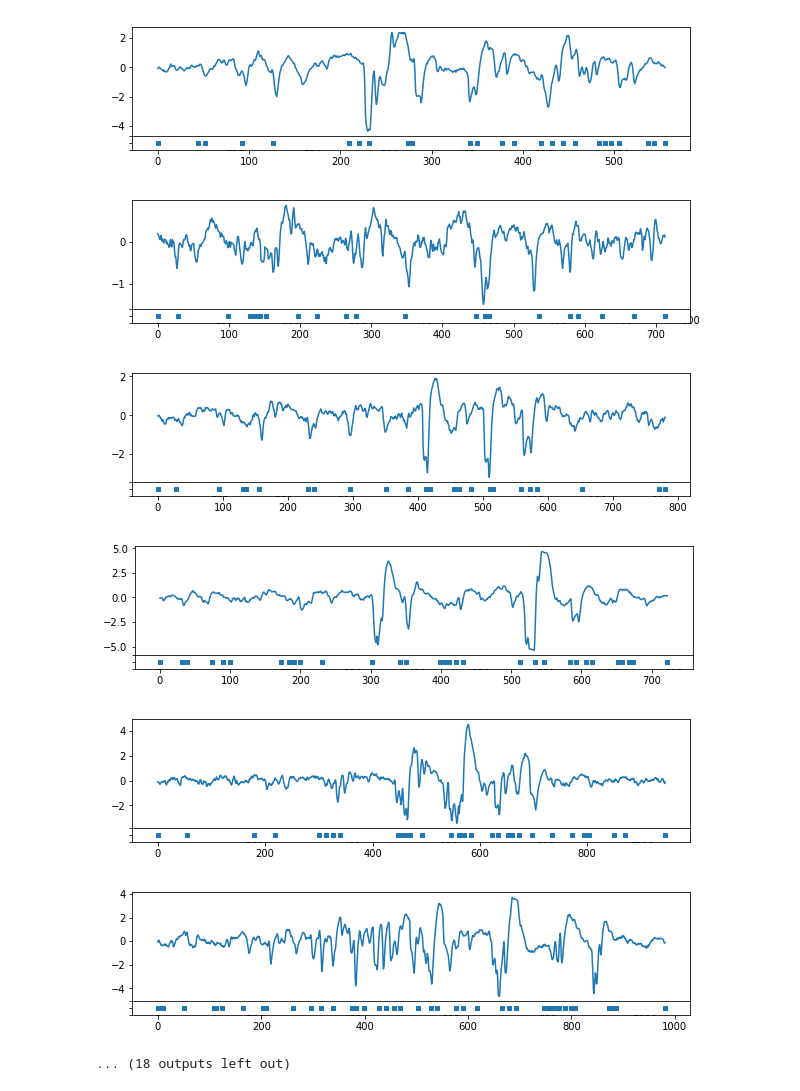
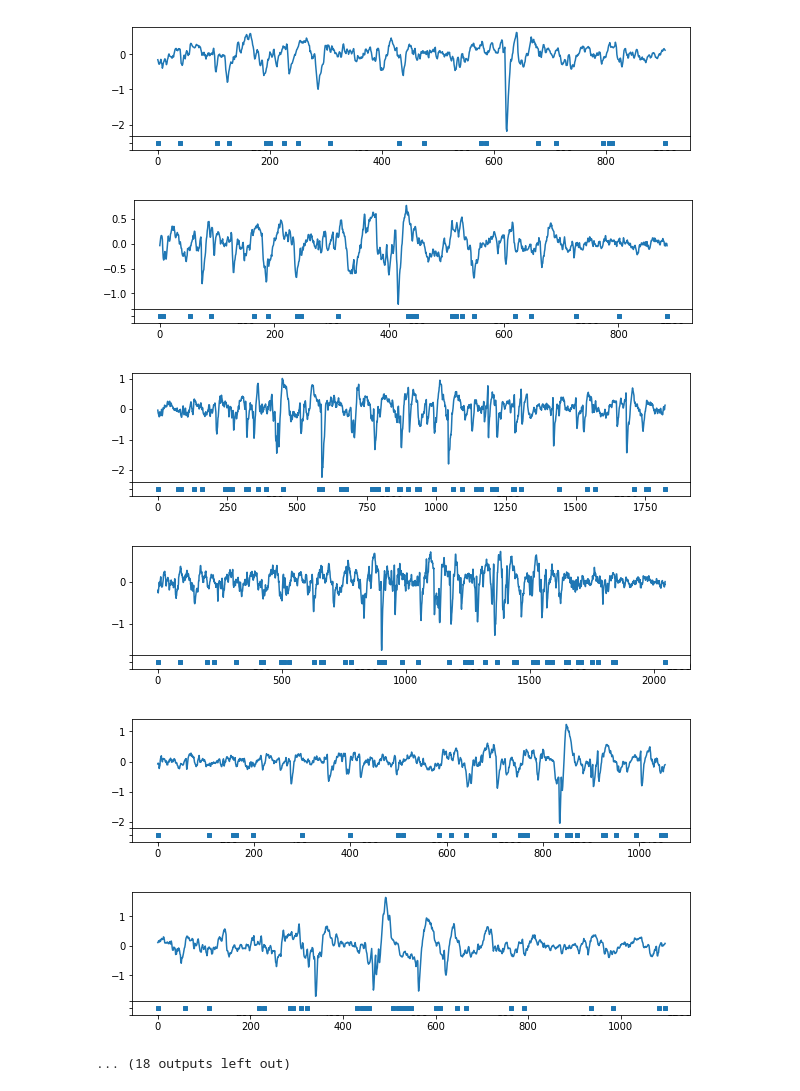
Before and after one commit to kitada4010/sbc, a Jupyter notebook: python/jupyter/Untitled25.ipynb, the cells around one changed output. Drawn from its saved outputs; the diff is of its cells as text; code cells hidden in the pictures.

Commit message:
move data to tesla

```diff
--- a/python/jupyter/Untitled25.ipynb
+++ b/python/jupyter/Untitled25.ipynb
@@ -12,7 +12,7 @@ import math
 #file2 = pd.ExcelFile(file_name2+'.xlsx')
 
 #file1 = pd.ExcelFile(sys.argv[1])
-file1 = pd.ExcelFile("/home/nodoka/win/ubuntu/01-data/female-25000/B31-HR/B31-female-R3.xlsx")
+file1 = pd.ExcelFile("/home/nodoka/win/ubuntu/01-data/restraint-25000/B39-HR/B39-restraint-R2.xlsx")
 #file2 = pd.ExcelFile(sys.argv[2])
 
 sheet_df1 = file1.parse(file1.sheet_names, header=None)
@@ -102,7 +102,7 @@ inspect(1,1, count_data)
-[figure, old version]
+[figure, new version]
-[figure, old version]
+[figure, new version]
-[figure, old version]
+[figure, new version]
-[figure, old version]
+[figure, new version]
-[figure, old version]
+[figure, new version]
-[figure, old version]
+[figure, new version]
 ... (18 outputs left out)
```
Also changed, not shown: parts of 1 cell of this notebook, 6 other files.
